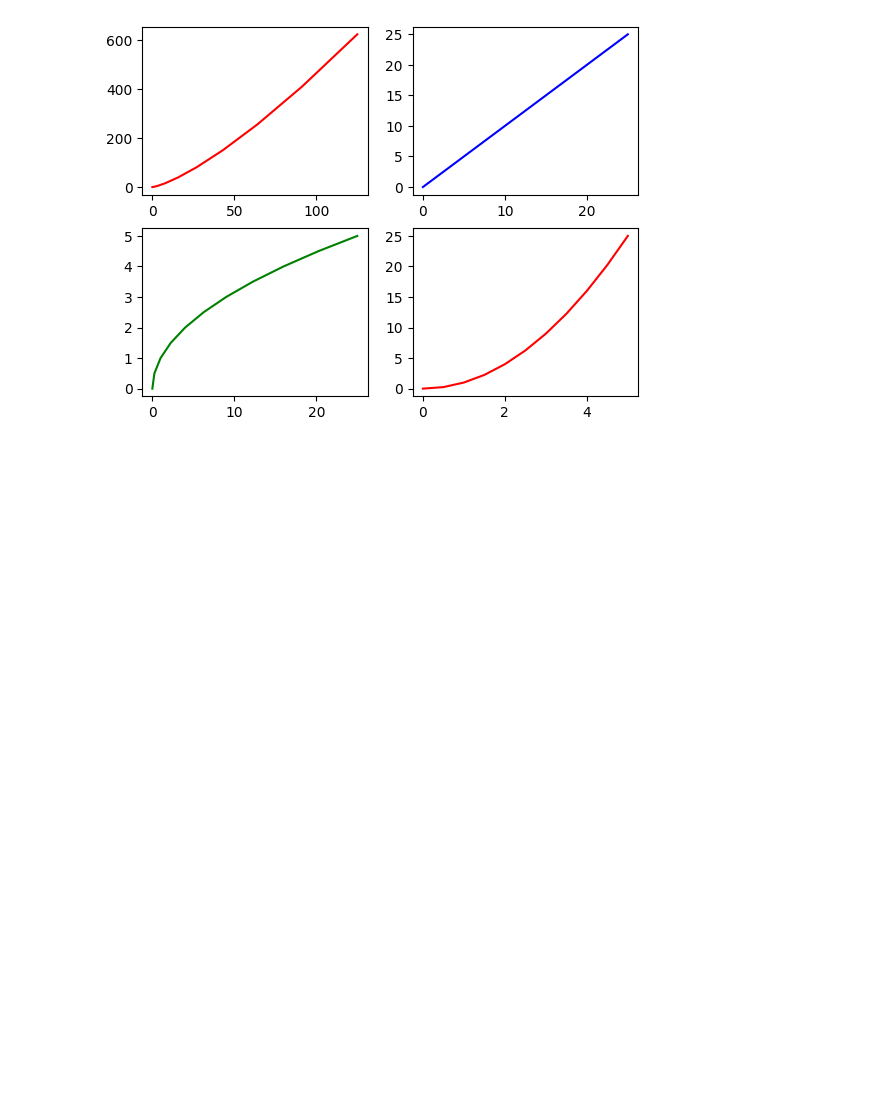
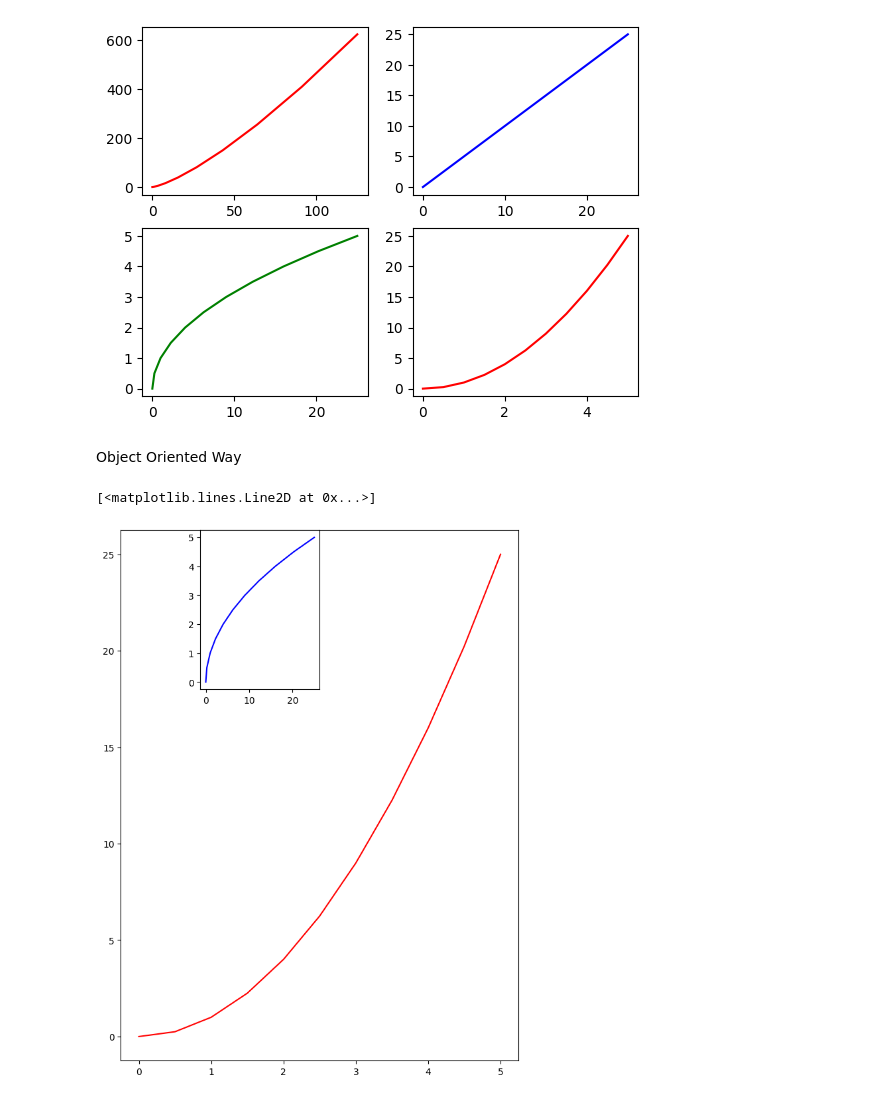
Before and after one commit to Ruhi1010/machine_learning, a Jupyter notebook: ml_library_basics/matplotlib/test.ipynb, the cells around one changed output. Cells and saved outputs as stored; diff of their text form; code cells hidden in the pictures; blank space fills up the shorter version.

```diff
--- a/ml_library_basics/matplotlib/test.ipynb
+++ b/ml_library_basics/matplotlib/test.ipynb
@@ -35,3 +35,14 @@ plt.plot(x, y, 'r')
 # %% [output]
 [<matplotlib.lines.Line2D at 0x...>]
 [figure]
+# %% [markdown]
+Object Oriented Way
+# %%
+fig = plt.figure(figsize=(6, 8), dpi=100)
+axis1 = fig.add_axes([0.1, 0.1, 1, 1])
+axis1.plot(x, y, 'r')
+axis2 = fig.add_axes([0.3, 0.8, 0.3, 0.3])
+axis2.plot(y, x, 'b')
+# %% [output]
+[<matplotlib.lines.Line2D at 0x...>]
+[figure, added]
```
Also changed, not shown: parts of 13 cells of this notebook, 2 other files.
